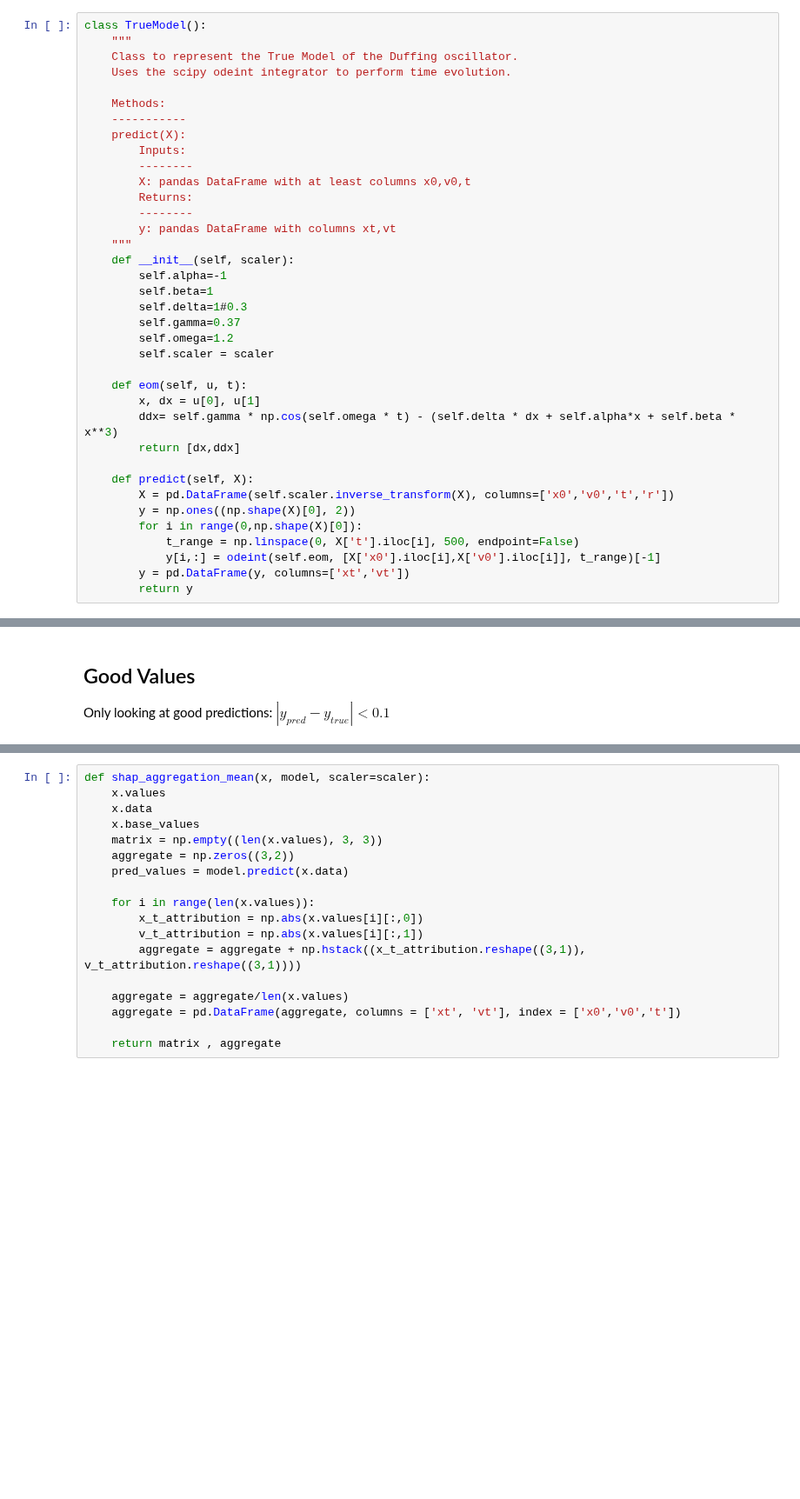
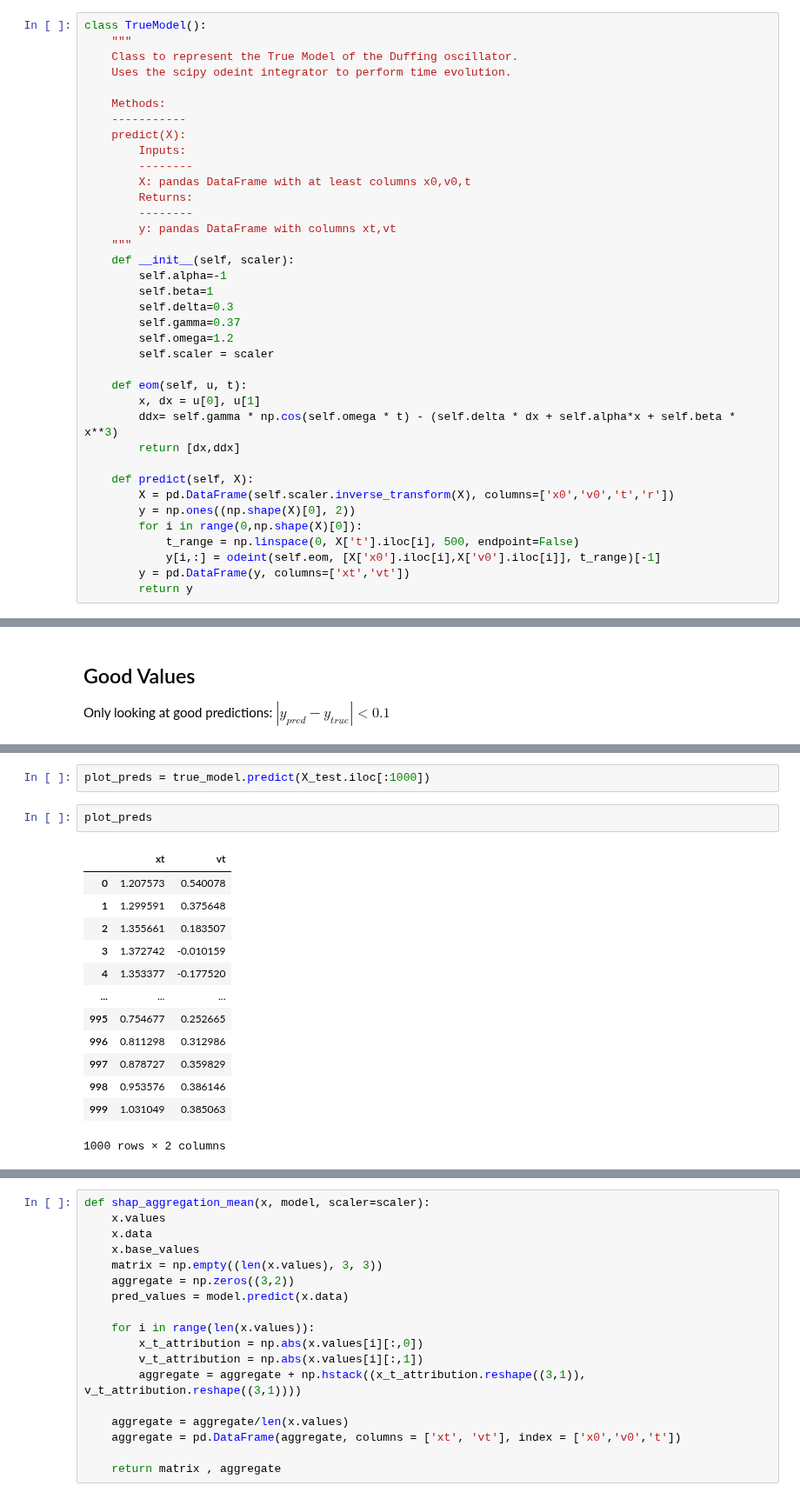
Before and after one commit to wgrosche/XAI, a Jupyter notebook: Code/Duffing/SHAP_Explainability.ipynb, the cells around one changed output, grey strips where cells are left out. Shown at 87% size. Saved outputs shown, nothing was run; the diff lists cells and outputs as text; blank space fills up the shorter version.

Commit message:
changed delta

```diff
--- a/Code/Duffing/SHAP_Explainability.ipynb
+++ b/Code/Duffing/SHAP_Explainability.ipynb
@@ -254,7 +254,7 @@ class TrueModel():
     def __init__(self, scaler):
         self.alpha=-1
         self.beta=1
-        self.delta=1#0.3
+        self.delta=0.3
         self.gamma=0.37
         self.omega=1.2
         self.scaler = scaler
@@ -487,0 +462,18 @@ f.savefig("Images/shap_summary"+suffix+"_kernel_good.svg", dpi='figure')
+# %%
+plot_preds = true_model.predict(X_test.iloc[:1000])
+# %%
+plot_preds
+# %% [output]
+|  | xt | vt |
+| 0 | 1.207573 | 0.540078 |
+| 1 | 1.299591 | 0.375648 |
+| 2 | 1.355661 | 0.183507 |
+| 3 | 1.372742 | -0.010159 |
+| 4 | 1.353377 | -0.177520 |
+| ... | ... | ... |
+| 995 | 0.754677 | 0.252665 |
+| 996 | 0.811298 | 0.312986 |
+| 997 | 0.878727 | 0.359829 |
+| 998 | 0.953576 | 0.386146 |
+| 999 | 1.031049 | 0.385063 |
+1000 rows × 2 columns
```
Also changed, not shown: parts of 28 cells of this notebook, 1 other file.
